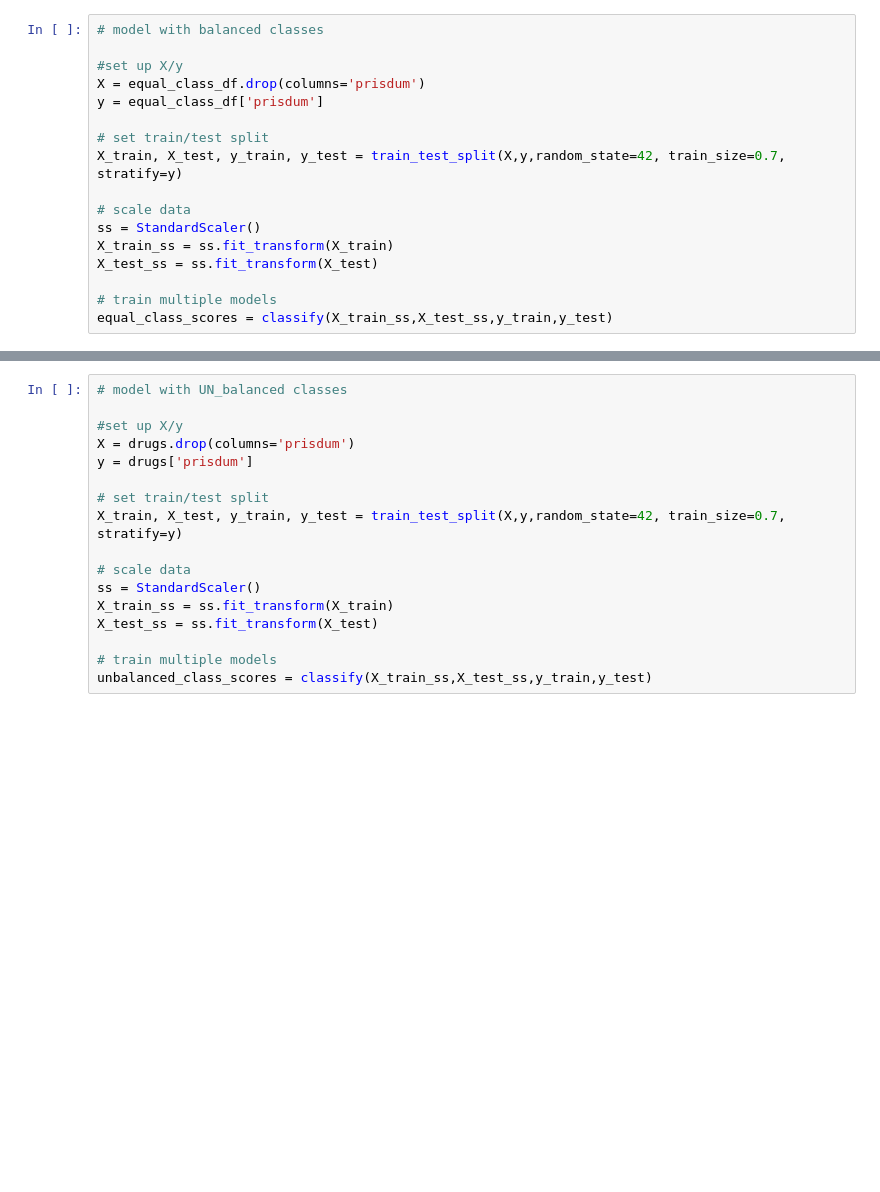
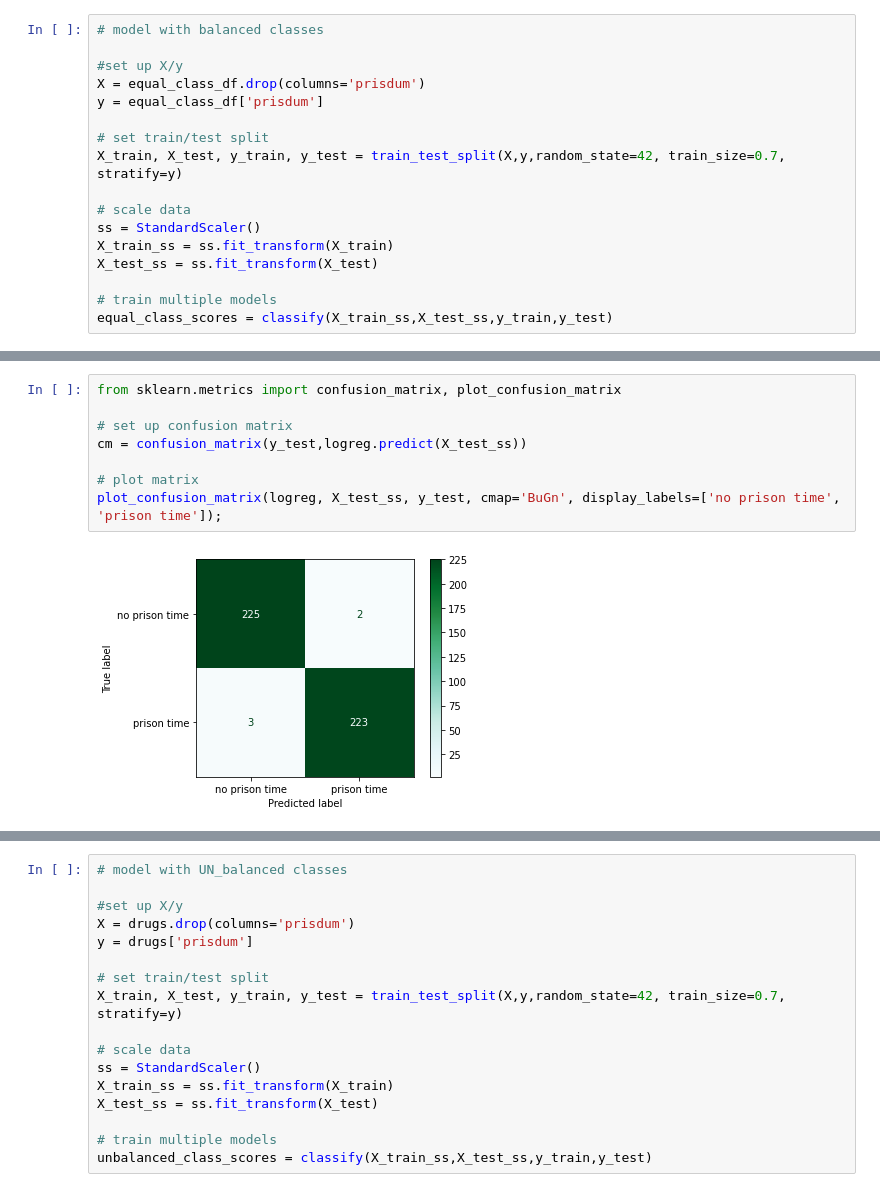
Before and after one commit to 123CarlosRivera/project5, a Jupyter notebook: carlos/modeling.ipynb, the cells around one changed output, grey strips where cells are left out. Drawn from its saved outputs; the diff is of its cells as text; blank space fills up the shorter version.

```diff
--- a/carlos/modeling.ipynb
+++ b/carlos/modeling.ipynb
@@ -130,0 +143,10 @@ logreg_scores[logreg_scores[0]>0].sort_values(by=0,ascending=False).head(10)
+# %%
+from sklearn.metrics import confusion_matrix, plot_confusion_matrix
+
+# set up confusion matrix
+cm = confusion_matrix(y_test,logreg.predict(X_test_ss))
+
+# plot matrix
+plot_confusion_matrix(logreg, X_test_ss, y_test, cmap='BuGn', display_labels=['no prison time', 'prison time']);
+# %% [output]
+[figure, added]
```
Also changed, not shown: parts of 22 cells of this notebook, 2 other files.
